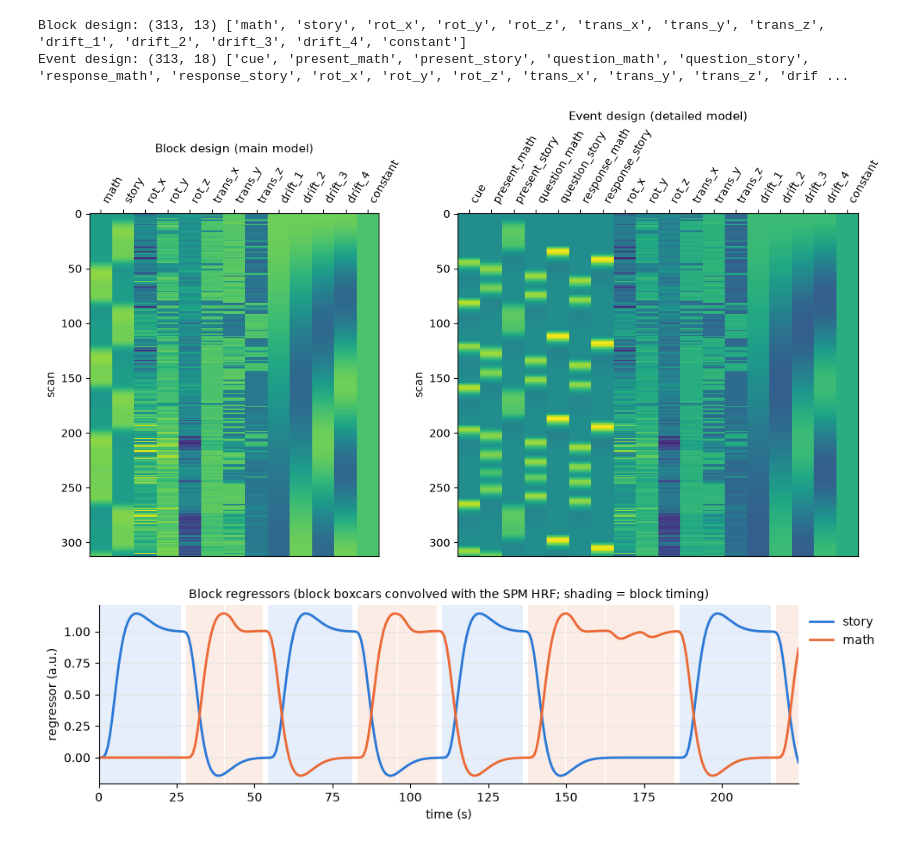
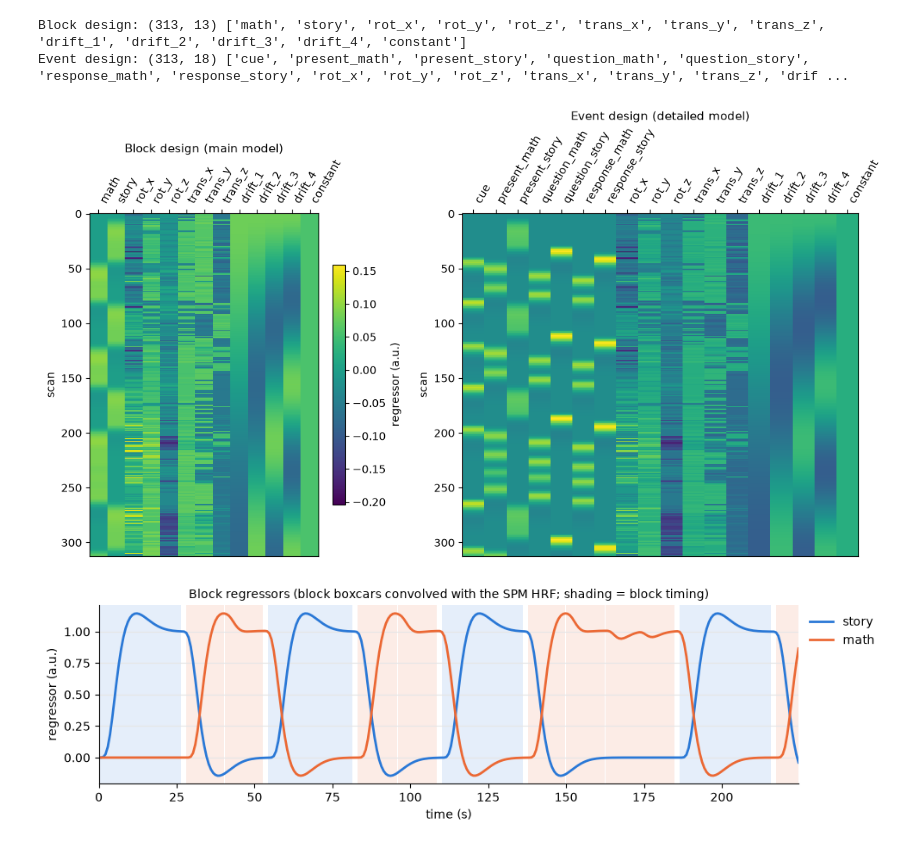
Before and after one commit to matt1234-cmd/NSSP-Mini-project-1, a Jupyter notebook: 02_glm.ipynb, the cells around one changed output. Drawn from its saved outputs; the diff is of its cells as text; code cells hidden in the pictures.

```diff
--- a/02_glm.ipynb
+++ b/02_glm.ipynb
@@ -142,17 +142,18 @@ Event design: (313, 18) ['cue', 'present_math', 'present_story', 'question_math'
 # %%
 # Figure: both design matrices side by side
 fig, axs = plt.subplots(1, 2, figsize=(11, 6), gridspec_kw={"width_ratios": [dm_block.shape[1], dm_event.shape[1]]})
 plot_design_matrix(dm_block, axes=axs[0])
 axs[0].set_title("Block design (main model)", fontsize=11)
+fig.colorbar(axs[0].images[0], ax=axs[0], shrink=0.7, label="regressor (a.u.)")
 plot_design_matrix(dm_event, axes=axs[1])
 axs[1].set_title("Event design (detailed model)", fontsize=11)
 for ax in axs:
     ax.set_ylabel("scan")
 fig.tight_layout()
 fig.savefig(op.join(fig_dir, "7a_design_matrix.png"), dpi=FIG_DPI)
 plt.show()
 # %% [output]
-[figure, old version]
+[figure, new version]
 # %%
 # Figure: task regressors of the block design over time, with the blocks shaded
 STORY_COLOR, MATH_COLOR = "#2a78d6", "#eb6834"
```
